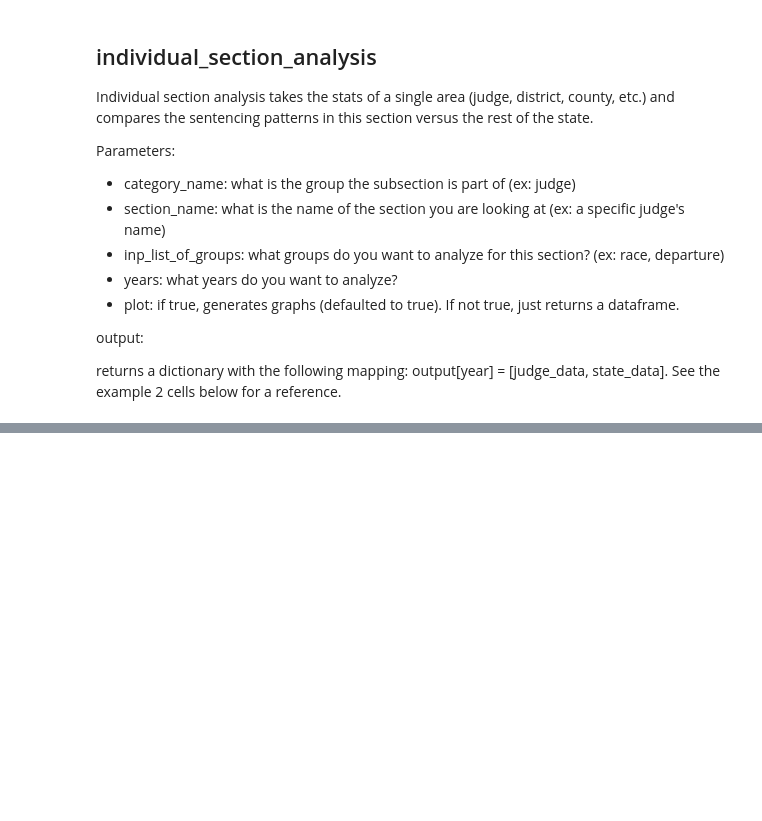
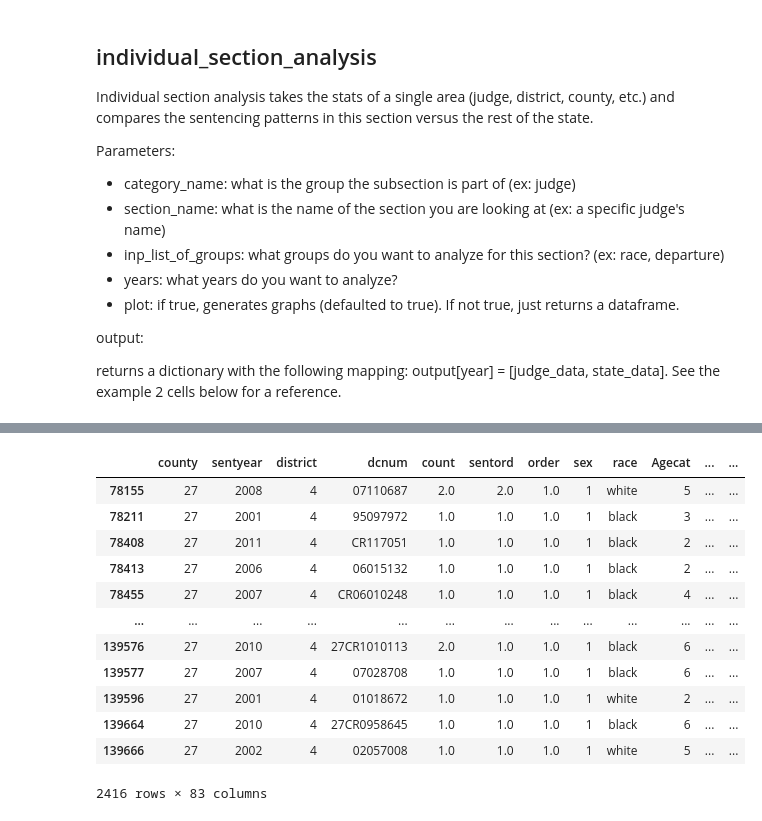
Before and after one commit to nitkiew2/QSIDE-JUSTFAIR-TOOLBOX, a Jupyter notebook: Package_testing.ipynb, the cells around one changed output, grey strips where cells are left out. Drawn from its saved outputs; the diff is of its cells as text; code cells hidden in the pictures; blank space fills up the shorter version.

```diff
--- a/Package_testing.ipynb
+++ b/Package_testing.ipynb
@@ -178,0 +181,16 @@ output[2001][0]  # this prints the judge data for 2001. output[2001][1] would pr
+# %%
+minnesota.data[minnesota.data['judge']== 'Nord, Beryl']
+# %% [output]
+|  | county | sentyear | district | dcnum | count | sentord | order | sex | race | Agecat | ... | ... |
+| 78155 | 27 | 2008 | 4 | 07110687 | 2.0 | 2.0 | 1.0 | 1 | white | 5 | ... | ... |
+| 78211 | 27 | 2001 | 4 | 95097972 | 1.0 | 1.0 | 1.0 | 1 | black | 3 | ... | ... |
+| 78408 | 27 | 2011 | 4 | CR117051 | 1.0 | 1.0 | 1.0 | 1 | black | 2 | ... | ... |
+| 78413 | 27 | 2006 | 4 | 06015132 | 1.0 | 1.0 | 1.0 | 1 | black | 2 | ... | ... |
+| 78455 | 27 | 2007 | 4 | CR06010248 | 1.0 | 1.0 | 1.0 | 1 | black | 4 | ... | ... |
+| ... | ... | ... | ... | ... | ... | ... | ... | ... | ... | ... | ... | ... |
+| 139576 | 27 | 2010 | 4 | 27CR1010113 | 2.0 | 1.0 | 1.0 | 1 | black | 6 | ... | ... |
+| 139577 | 27 | 2007 | 4 | 07028708 | 1.0 | 1.0 | 1.0 | 1 | black | 6 | ... | ... |
+| 139596 | 27 | 2001 | 4 | 01018672 | 1.0 | 1.0 | 1.0 | 1 | white | 2 | ... | ... |
+| 139664 | 27 | 2010 | 4 | 27CR0958645 | 1.0 | 1.0 | 1.0 | 1 | black | 6 | ... | ... |
+| 139666 | 27 | 2002 | 4 | 02057008 | 1.0 | 1.0 | 1.0 | 1 | white | 5 | ... | ... |
+2416 rows × 83 columns
```
Also changed, not shown: parts of 2 cells of this notebook, 2 other files.
